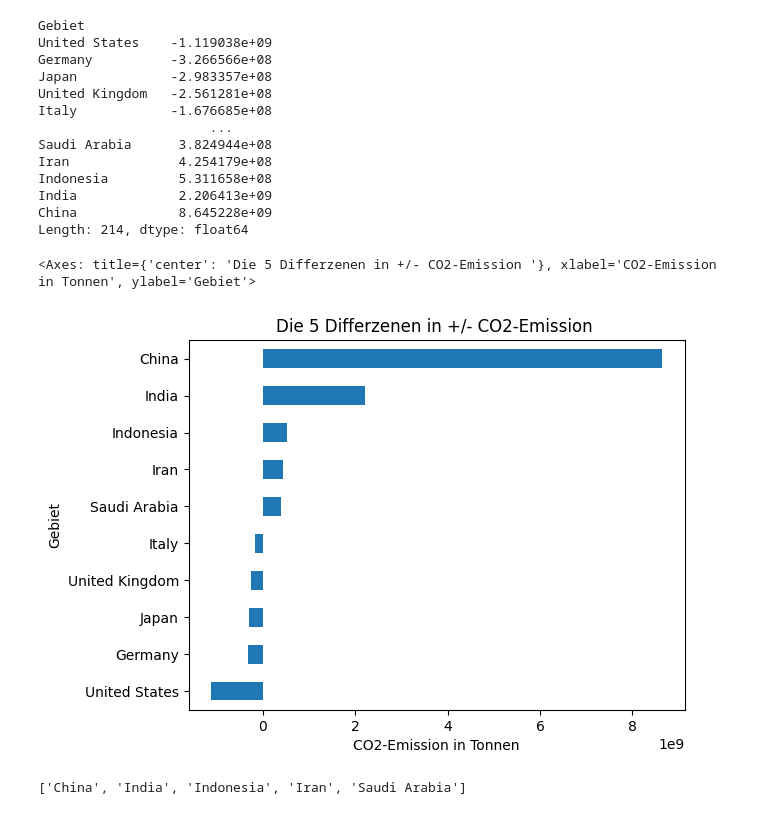
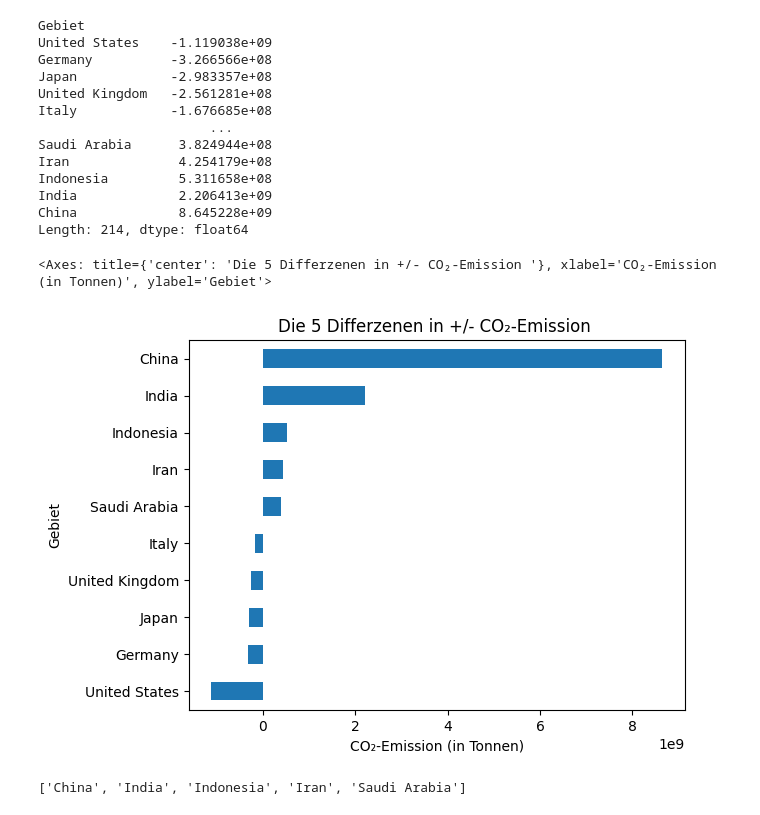
Before and after one commit to itulahjess/LN_2_Github_Python, a Jupyter notebook: Leistungsnachweis CO2-Emission.ipynb, the cells around one changed output. Drawn from its saved outputs; the diff is of its cells as text; code cells hidden in the pictures.

```diff
--- a/Leistungsnachweis CO2-Emission.ipynb
+++ b/Leistungsnachweis CO2-Emission.ipynb
@@ -211,10 +211,10 @@ China             8.645228e+09
 Length: 214, dtype: float64
 # %%
 diff_sel = (diffs < -1.5e8) | (diffs > 3.5e8)
-diffs[diff_sel].plot(kind='barh', title='Die 5 Differzenen in +/- CO2-Emission ',xlabel='CO2-Emission in Tonnen')
+diffs[diff_sel].plot(kind='barh', title='Die 5 Differzenen in +/- CO\u2082-Emission ',xlabel='CO\u2082-Emission (in Tonnen)')
 # %% [output]
-<Axes: title={'center': 'Die 5 Differzenen in +/- CO2-Emission '}, xlabel='CO2-Emission in Tonnen', ylabel='Gebiet'>
+<Axes: title={'center': 'Die 5 Differzenen in +/- CO₂-Emission '}, xlabel='CO₂-Emission (in Tonnen)', ylabel='Gebiet'>
-[figure, old version]
+[figure, new version]
 # %%
 Gebiets_liste = diffs[diff_sel].nlargest(5).index.tolist()
 print(Gebiets_liste)
```
Also changed, not shown: parts of 4 cells of this notebook.
